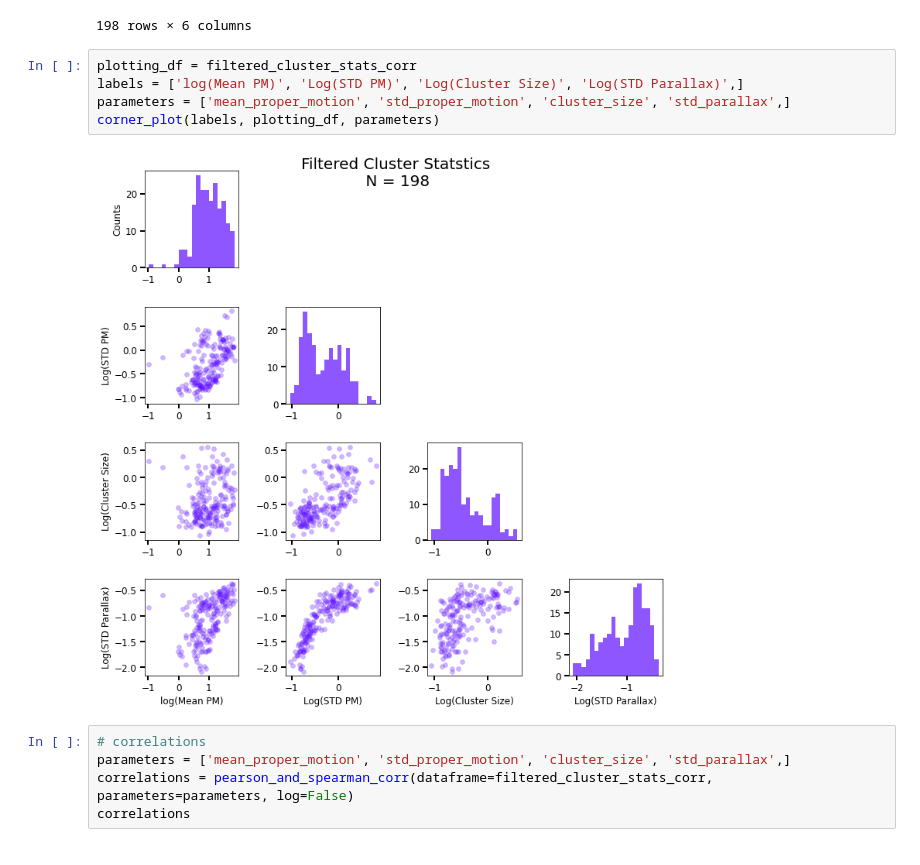
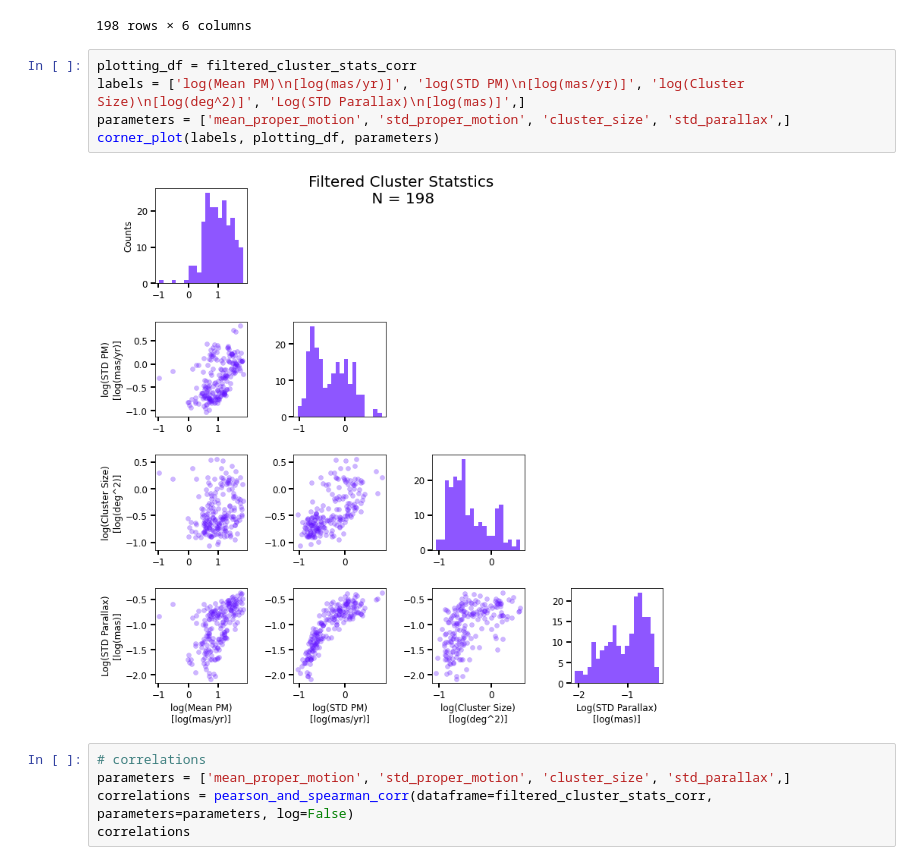
Before and after one commit to afinemax/stat_meth, a Jupyter notebook: assignments/a2/a2_max_fine.ipynb, the cells around one changed output. Saved outputs shown, nothing was run; the diff lists cells and outputs as text.

Commit message:
updated corner plots to have unit labels, looks ugly

```diff
--- a/assignments/a2/a2_max_fine.ipynb
+++ b/assignments/a2/a2_max_fine.ipynb
@@ -787,11 +789,11 @@ filtered_cluster_stats_corr
 198 rows × 6 columns
 # %%
 plotting_df = filtered_cluster_stats_corr
-labels = ['log(Mean PM)', 'Log(STD PM)', 'Log(Cluster Size)', 'Log(STD Parallax)',]
+labels = ['log(Mean PM)\n[log(mas/yr)]', 'log(STD PM)\n[log(mas/yr)]', 'log(Cluster Size)\n[log(deg^2)]', 'Log(STD Parallax)\n[log(mas)]',]
 parameters = ['mean_proper_motion', 'std_proper_motion', 'cluster_size', 'std_parallax',]
 corner_plot(labels, plotting_df, parameters)
 # %% [output]
-[figure, old version]
+[figure, new version]
 # %%
 # correlations
 parameters = ['mean_proper_motion', 'std_proper_motion', 'cluster_size', 'std_parallax',]
```
Also changed, not shown: parts of 3 cells of this notebook.
